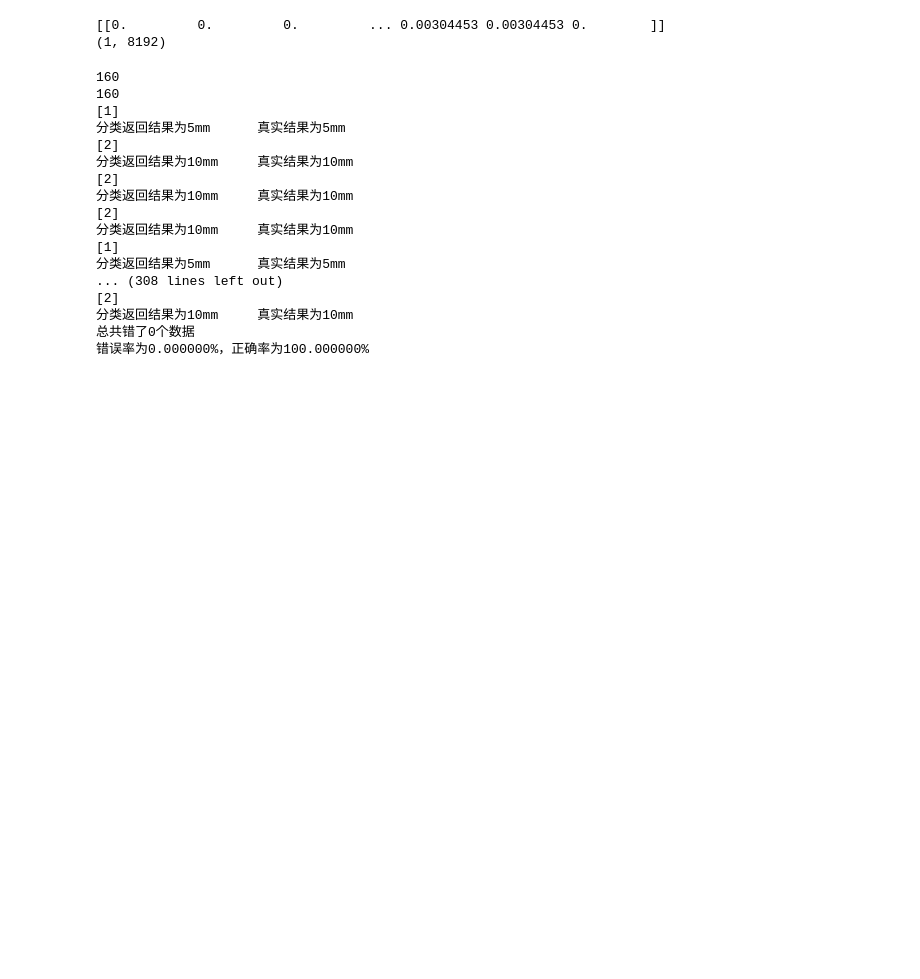
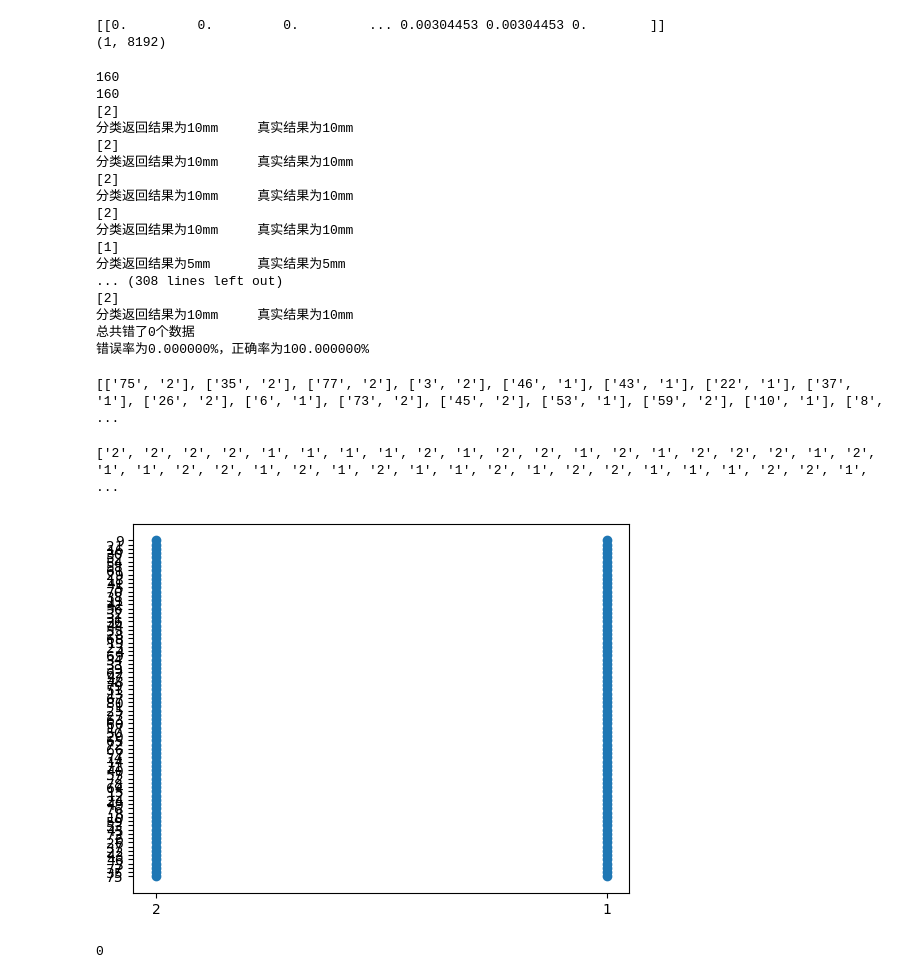
Before and after one commit to PaimonAllen/RockWaveAnalysis, a Jupyter notebook: shapeClassification/KNN/KNN_5mm-20mm-2x5-4x5.ipynb, the cells around one changed output. Drawn from its saved outputs; the diff is of its cells as text; code cells hidden in the pictures; blank space fills up the shorter version.

Commit message:
update visualable

```diff
--- a/shapeClassification/KNN/KNN_5mm-20mm-2x5-4x5.ipynb
+++ b/shapeClassification/KNN/KNN_5mm-20mm-2x5-4x5.ipynb
@@ -56,6 +56,7 @@ Modify:
     ---
 """
 
+
 def vector(filename):
     # 创建向量
     returnVect = np.zeros((1, 8192))
@@ -73,6 +74,7 @@ def vector(filename):
     # print(returnVect)
     return returnVect
 
+
 """
 函数说明:分类测试
 
@@ -84,6 +86,7 @@ Returns:
 Modify:
     ---
 """
+trainSet = []
 
 def KNNclassify():
     # 测试集的Labels
@@ -96,19 +99,24 @@ def KNNclassify():
     print(m)
     # 初始化训练的Mat矩阵,测试集
     trainingMat = np.zeros((m, 8192))
+    # train序列集合
+
     # 从文件名中解析出训练集的类别
     for i in range(m):
         # 获得文件的名字
         fileNameStr = trainingFileList[i]
         # 获得分类的数字
         classNumber = int(fileNameStr.split('-')[1])
-        # 将获得的类别添加到hwLabels中
+        # 将获得的类别添加到Labels中
         Labels.append(classNumber)
+        # 加入结果矩阵
+        trainSet.append([fileNameStr.split('-')[0], fileNameStr.split('-')[1]])
         # 将每一个文件的数据存储到trainingMat矩阵中
         trainingMat[i, :] = vector(
             'dataset/train/%s' % (fileNameStr))
         # print(i)
     # print(trainingMat.shape)
+    # print(trainSet)
     # 构建kNN分类器
     neigh = kNN(n_neighbors=1, algorithm='auto')
     #拟合模型, trainingMat为训练矩阵,Labels为对应的标签
@@ -159,10 +167,11 @@ def KNNclassify():
         if classNumber == 6:
             rockclass = '4x5mm'
         print("分类返回结果为%s\t真实结果为%s" % (res, rockclass))
-        if(classifierResult != classNumber):
+        if (classifierResult != classNumber):
             errorCount += 1.0
     print("总共错了%d个数据\n错误率为%f%%，正确率为%f%%" %
-          (errorCount, errorCount/mTest * 100, (1 - errorCount/mTest )* 100))
+          (errorCount, errorCount/mTest * 100, (1 - errorCount/mTest) * 100))
+
 
 """
 函数说明:main函数
@@ -180,8 +189,8 @@ if __name__ == '__main__':
 # %% [output]
 160
 160
-[1]
-分类返回结果为5mm      真实结果为5mm
+[2]
+分类返回结果为10mm     真实结果为10mm
 [2]
 分类返回结果为10mm     真实结果为10mm
 [2]
@@ -198,3 +207,37 @@ if __name__ == '__main__':
 # %%
 # visiable
 #  TODO 可视化
+print(trainSet)
+# %% [output]
+[['75', '2'], ['35', '2'], ['77', '2'], ['3', '2'], ['46', '1'], ['43', '1'], ['22', '1'], ['37', '1'], ['26', '2'], ['6', '1'], ['73', '2'], ['45', '2'], ['53', '1'], ['59', '2'], ['10', '1'], ['8',  ...
+# %%
+# visiable
+#  TODO 可视化
+
+import numpy as np
+import matplotlib as mpl
+import matplotlib.pyplot as plt
+
+# 绘图展示数据，每类数据点以不同的颜色显示
+
+
+def showFigure():
+    # get y from trainSet
+    y = []
+    for i in range(len(trainSet)):
+        y.append(trainSet[i][0])
+    # get x from trainSet
+    x = []
+    for i in range(len(trainSet)):
+        x.append(trainSet[i][1])
+    print(x)
+    plt.scatter(x, y)
+    plt.show()
+    return 0
+
+
+showFigure()
+# %% [output]
+['2', '2', '2', '2', '1', '1', '1', '1', '2', '1', '2', '2', '1', '2', '1', '2', '2', '2', '1', '2', '1', '1', '2', '2', '1', '2', '1', '2', '1', '1', '2', '1', '2', '2', '1', '1', '1', '2', '2', '1', ...
+[figure, added]
+0
```
